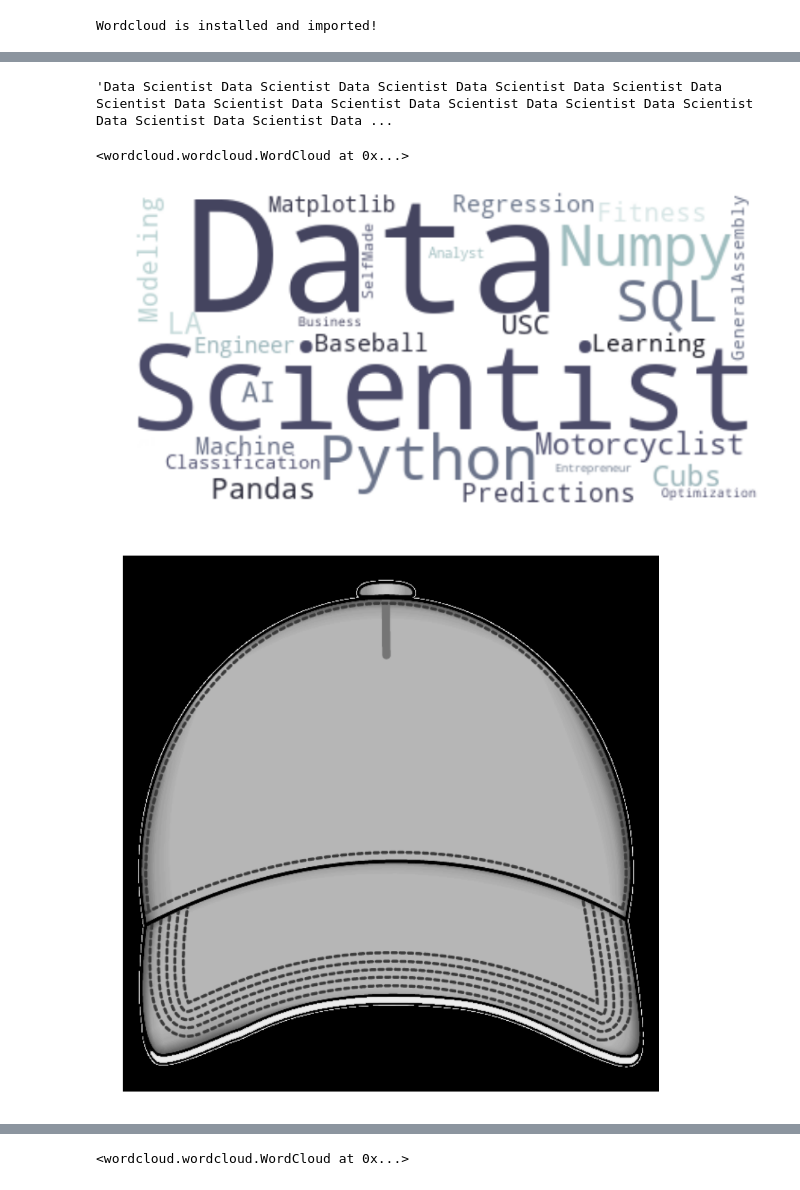
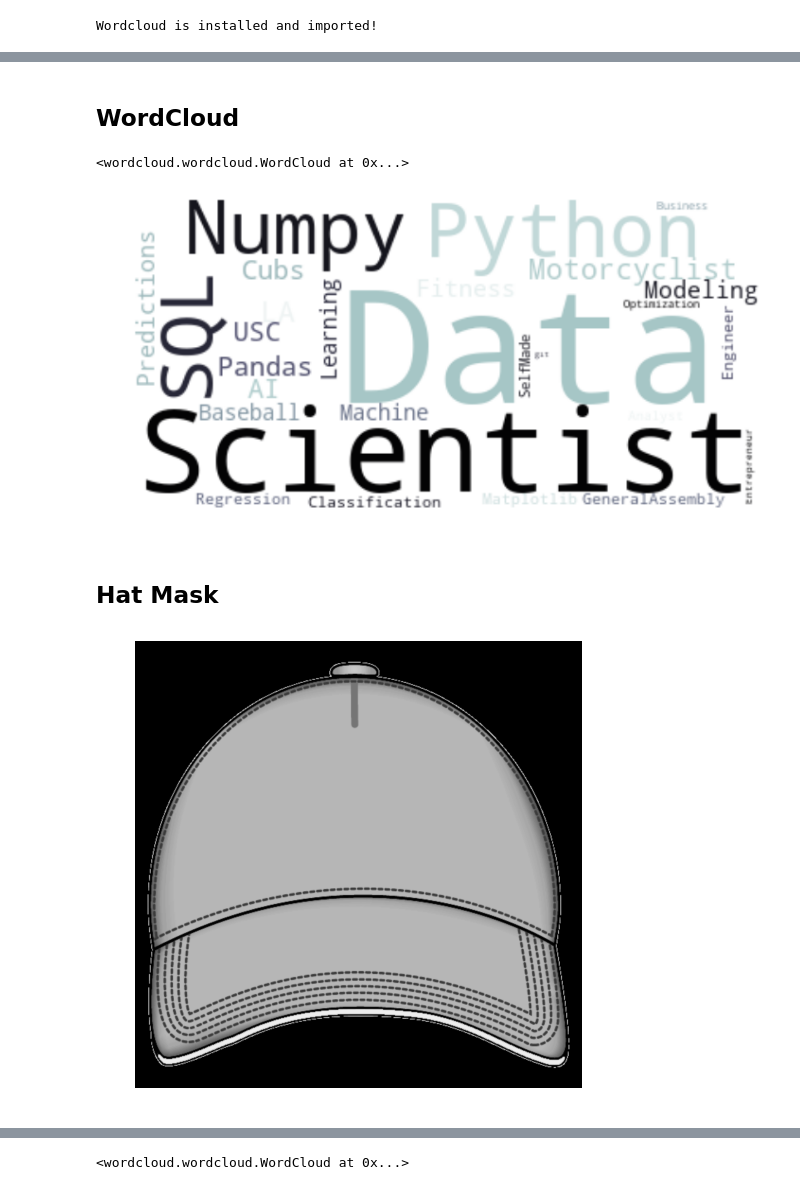
Before and after one commit to mariojrgithub/wordcloud_logo, a Jupyter notebook: logo.ipynb, the cells around one changed output, grey strips where cells are left out. Cells and saved outputs as stored; diff of their text form; code cells hidden in the pictures.

```diff
--- a/logo.ipynb
+++ b/logo.ipynb
@@ -43,10 +52,8 @@ text = open("mario.txt", "r").read()
-# %%
-text
-# %% [output]
-'Data Scientist Data Scientist Data Scientist Data Scientist Data Scientist Data Scientist Data Scientist Data Scientist Data Scientist Data Scientist Data Scientist Data Scientist Data Scientist Data ...
+# %% [markdown]
+## WordCloud
 # %%
 # instantiate a word cloud object
-mario_wc = WordCloud(
+hat_wc = WordCloud(
     max_font_size=100,
     background_color='white',
     collocations=False,
@@ -54,17 +61,19 @@ mario_wc = WordCloud(
 )
 
 # generate the word cloud
-mario_wc.generate(text)
+hat_wc.generate(text)
 # %% [output]
 <wordcloud.wordcloud.WordCloud at 0x...>
 # %%
 # display the word cloud
 plt.figure(figsize=(12,12))
-plt.imshow(mario_wc, interpolation='bilinear')
+plt.imshow(hat_wc, interpolation='bilinear')
 plt.axis('off')
 plt.show()
 # %% [output]
-[figure, old version]
+[figure, new version]
+# %% [markdown]
+## Hat Mask
 # %%
 from PIL import Image # converting images into arrays
 # %%
@@ -71,11 +81,12 @@ from PIL import Image # converting images into arrays
 cap_mask = np.array(Image.open('cap_PNG5685.png'))
 # %%
+# display mask
 fig = plt.figure()
-fig.set_figwidth(14) # set width
-fig.set_figheight(18) # set height
+fig.set_figwidth(8) # set width
+fig.set_figheight(10) # set height
 
 plt.imshow(cap_mask, cmap=plt.cm.gray, interpolation='bilinear')
 plt.axis('off')
 plt.show()
 # %% [output]
-[figure, old version]
+[figure, new version]
```
Also changed, not shown: parts of 22 cells of this notebook.
